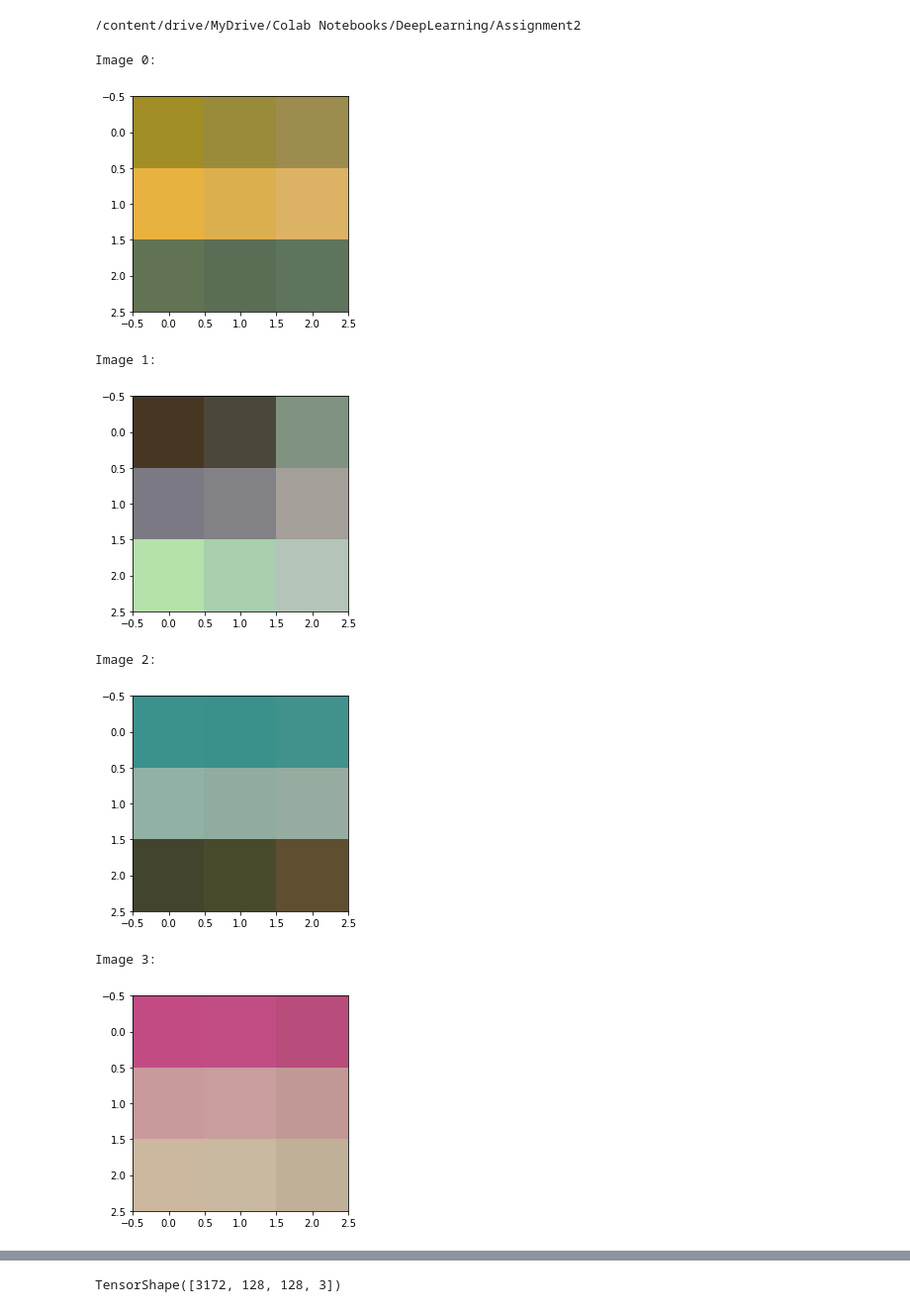
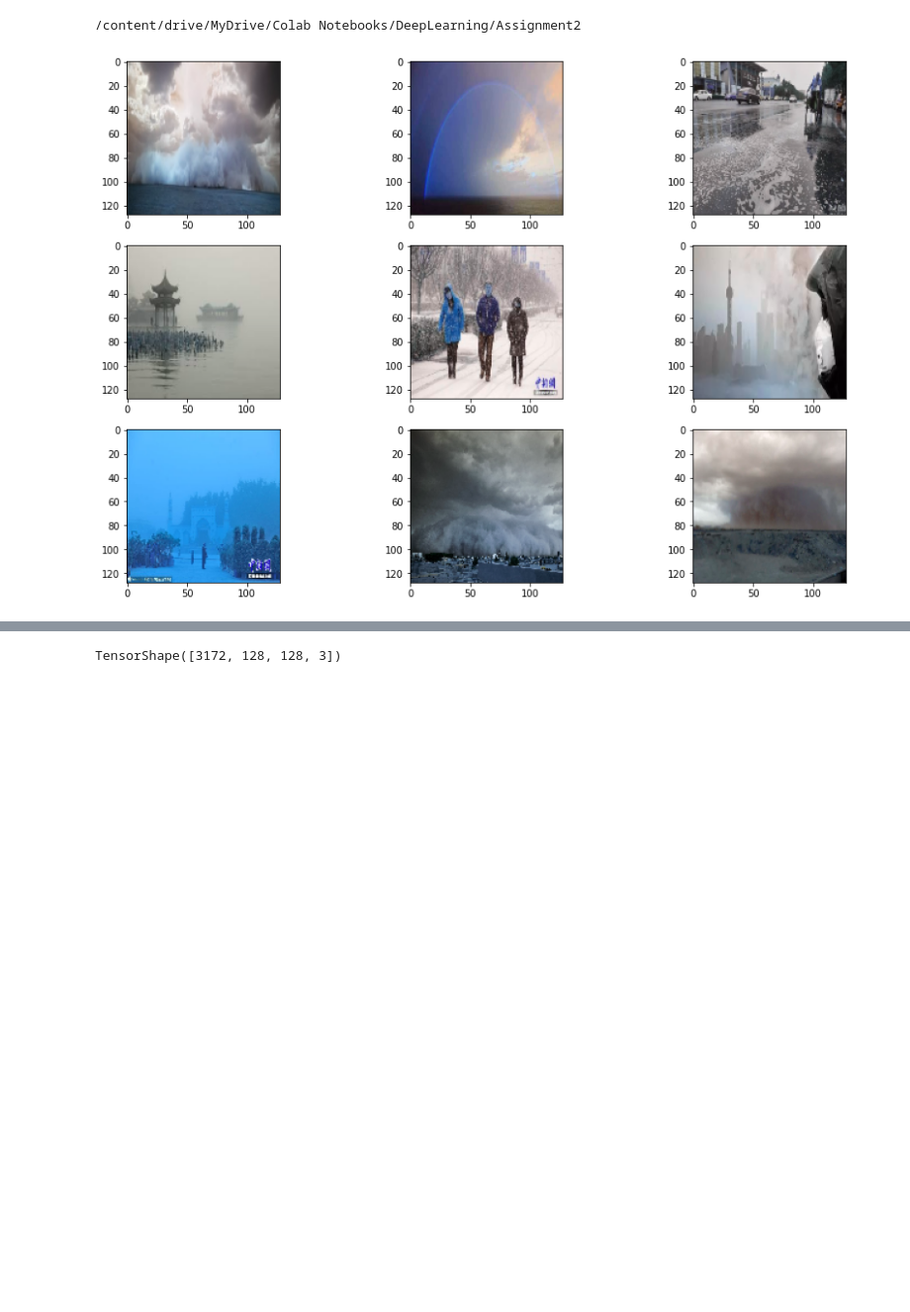
Before and after one commit to Kalyani011/DeepLearning-Unsupervised_learning_and_generating_images, a Jupyter notebook: ImageGeneration.ipynb, the cells around one changed output, grey strips where cells are left out. Shown at 99% size. Saved outputs shown, nothing was run; the diff lists cells and outputs as text; code cells hidden in the pictures; blank space fills up the shorter version.

```diff
--- a/ImageGeneration.ipynb
+++ b/ImageGeneration.ipynb
@@ -48,19 +52,15 @@ image_arr = []
 for img in images:
   image_arr.append(cv2.imread(img))
 # %%
+fig = plt.figure(figsize=(15, 10))
+columns = 3
+rows = 3
+
 for index, img in enumerate(image_arr[0:9]):
-  print(f'\nImage {index}:')
-  image = cv2.resize(img, (3,3))
-  # print(f'\n{image}')
-  picture = image.transpose([1, 2, 0])
-  plt.imshow(picture)
-  plt.show()
+  image = cv2.resize(img, (32, 32))
+  fig.add_subplot(rows, columns, index+1)
+  plt.imshow(image)
+
+plt.show()
 # %% [output]
-Image 0:
-[figure, old version]
+[figure, new version]
-Image 1:
-[figure, removed]
-Image 2:
-[figure, removed]
-Image 3:
-[figure, removed]
```
Also changed, not shown: parts of 88 cells of this notebook.
